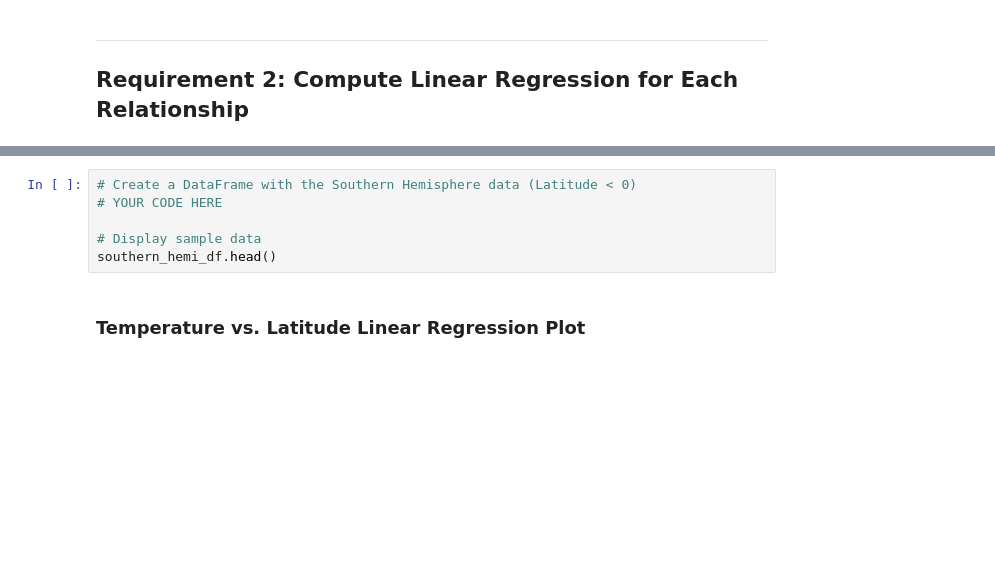
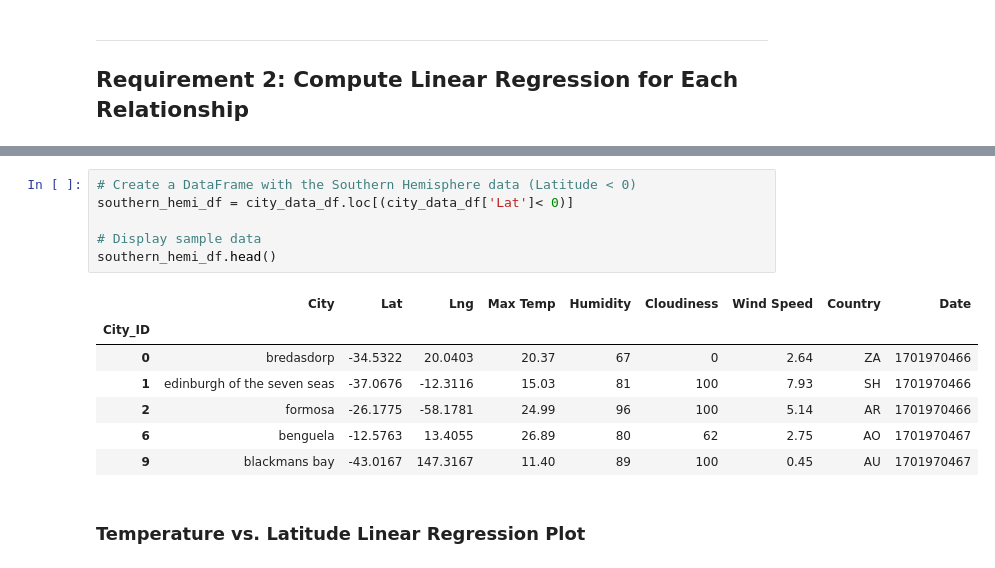
Before and after one commit to Artib03/python-api-challenge1, a Jupyter notebook: WeatherPy - Mywork.ipynb, the cells around one changed output, grey strips where cells are left out. Saved outputs shown, nothing was run; the diff lists cells and outputs as text; blank space fills up the shorter version.

```diff
--- a/WeatherPy - Mywork.ipynb
+++ b/WeatherPy - Mywork.ipynb
@@ -288,9 +295,17 @@ northern_hemi_df.head()
 # %%
 # Create a DataFrame with the Southern Hemisphere data (Latitude < 0)
-# YOUR CODE HERE
+southern_hemi_df = city_data_df.loc[(city_data_df['Lat']< 0)]
 
 # Display sample data
 southern_hemi_df.head()
+# %% [output]
+|  | City | Lat | Lng | Max Temp | Humidity | Cloudiness | Wind Speed | Country | Date |
+| City_ID |  |  |  |  |  |  |  |  |  |
+| 0 | bredasdorp | -34.5322 | 20.0403 | 20.37 | 67 | 0 | 2.64 | ZA | 1701970466 |
+| 1 | edinburgh of the seven seas | -37.0676 | -12.3116 | 15.03 | 81 | 100 | 7.93 | SH | 1701970466 |
+| 2 | formosa | -26.1775 | -58.1781 | 24.99 | 96 | 100 | 5.14 | AR | 1701970466 |
+| 6 | benguela | -12.5763 | 13.4055 | 26.89 | 80 | 62 | 2.75 | AO | 1701970467 |
+| 9 | blackmans bay | -43.0167 | 147.3167 | 11.40 | 89 | 100 | 0.45 | AU | 1701970467 |
 # %% [markdown]
 ###  Temperature vs. Latitude Linear Regression Plot
 # %%
```
Also changed, not shown: parts of 12 cells of this notebook, 4 other files.
